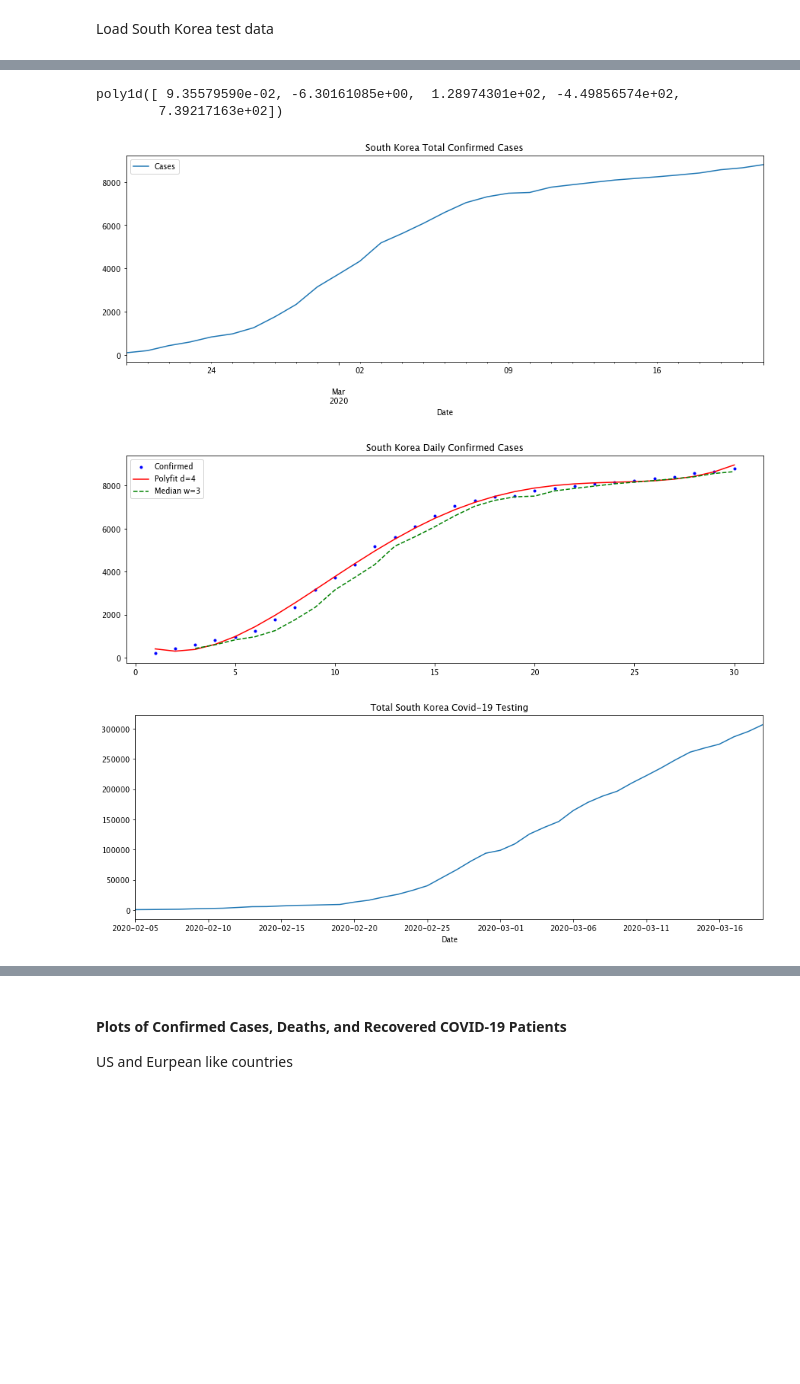
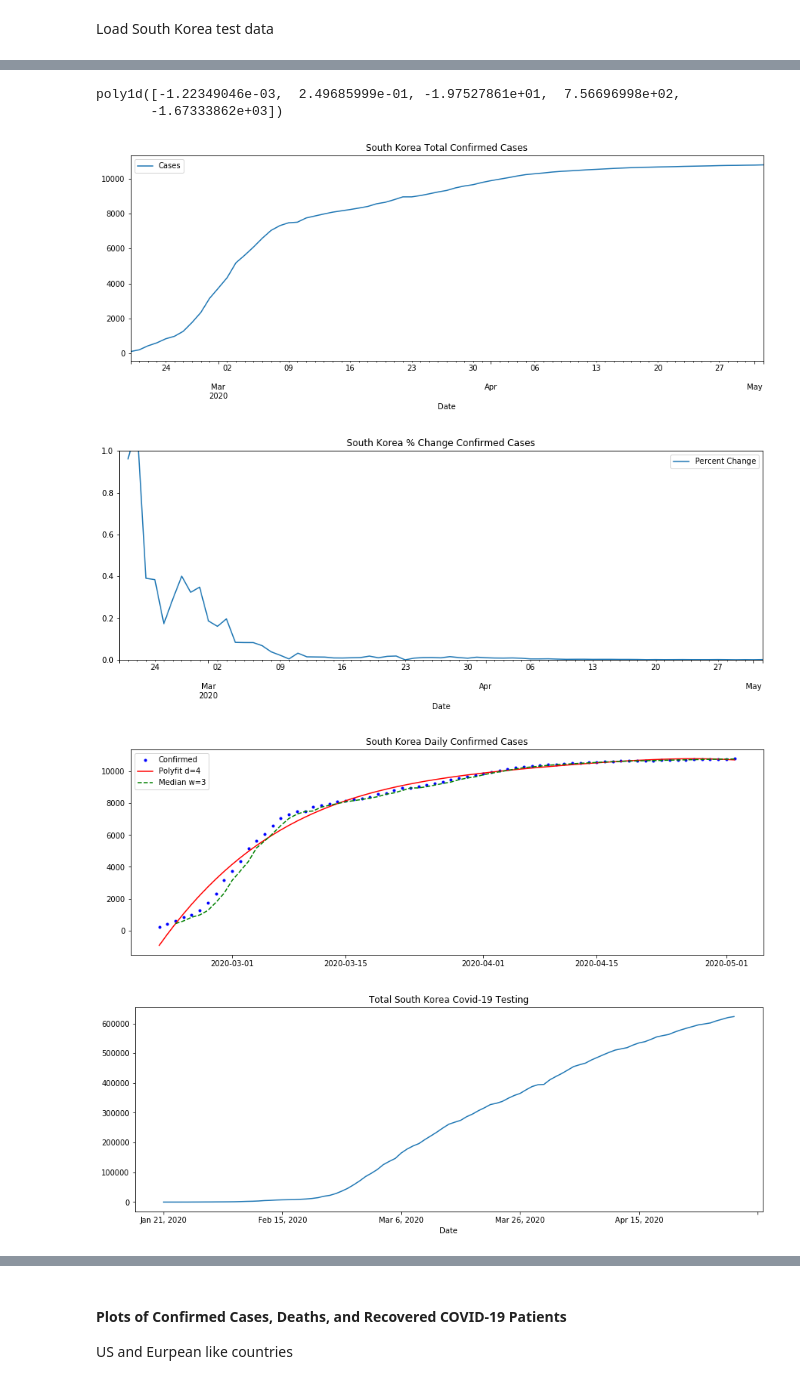
Before and after one commit to jayurbain/covid19, a Jupyter notebook: covid19.ipynb, the cells around one changed output, grey strips where cells are left out. Saved outputs shown, nothing was run; the diff lists cells and outputs as text; code cells hidden in the pictures; blank space fills up the shorter version.

```diff
--- a/covid19.ipynb
+++ b/covid19.ipynb
@@ -44,9 +55,10 @@ https://github.com/CSSEGISandData/COVID-19
 There are three files that contain total confirmed cases, deaths and recoveries.
 # %%
 ## Read Data for Cases, Deaths and Recoveries
-df_confirmed_raw=pd.read_csv('https://raw.githubusercontent.com/CSSEGISandData/COVID-19/master/csse_covid_19_data/csse_covid_19_time_series/time_series_19-covid-Confirmed.csv')
-df_deaths_raw=pd.read_csv('https://raw.githubusercontent.com/CSSEGISandData/COVID-19/master/csse_covid_19_data/csse_covid_19_time_series/time_series_19-covid-Deaths.csv')
-df_recovered_raw=pd.read_csv('https://raw.githubusercontent.com/CSSEGISandData/COVID-19/master/csse_covid_19_data/csse_covid_19_time_series/time_series_19-covid-Recovered.csv')
+csse_prefix = 'https://raw.githubusercontent.com/CSSEGISandData/COVID-19/master/csse_covid_19_data/csse_covid_19_time_series/'
+df_confirmed_raw = pd.read_csv(csse_prefix + 'time_series_covid19_confirmed_global.csv')
+df_deaths_raw    = pd.read_csv(csse_prefix + 'time_series_covid19_deaths_global.csv')
+df_recovered_raw = pd.read_csv(csse_prefix + 'time_series_covid19_recovered_global.csv')
 # %%
 df_confirmed_raw.head()
 # %% [output]
@@ -485,0 +432,17 @@ df_south_korea_testing
+# %%
+# Not sure what the original South Korea data source was, perhaps this:
+# https://ourworldindata.org/grapher/full-list-total-tests-for-covid-19
+# They seem to block scripted downloads, using a local static copy
+
+#kdn_fn = '/Users/jayurbain/Dropbox/covid19_jay/covid19/data/Korea_Daily_Numbers_Jay.csv'
+#keyKoreaTotalTests = 'Total Tests'
+
+kdn_fn = r'C:\Users\durant\Downloads\full-list-total-tests-for-covid-19.csv'
+keyKoreaTotalTests = 'Total tests' # case is different than other data set
+
+df_south_korea_testing_raw = pd.read_csv(kdn_fn)
+
+df_south_korea_testing=df_south_korea_testing_raw.set_index(['Date'])
+df_south_korea_testing = pd.DataFrame(df_south_korea_testing[keyKoreaTotalTests], columns=[keyKoreaTotalTests]).loc[
+    (df_south_korea_testing['Code'] == 'KOR')] # or ['Entity'] == 'South Korea'
+df_south_korea_testing
@@ -489,31 +467,36 @@ df_country = df_confirmed.loc[(df_confirmed['Country/Region'] == 'Korea, South')
 df = df_country['Cases'].to_frame('Cases').reset_index()[1:]
 df
 x = df.index
+xDates = df_country.index[1:]
 y = df['Cases']
 z = np.polyfit(x, y, 4)
 p = np.poly1d(z)
 p
 # %% [output]
-poly1d([ 9.35579590e-02, -6.30161085e+00,  1.28974301e+02, -4.49856574e+02,
-        7.39217163e+02])
+poly1d([-1.22349046e-03,  2.49685999e-01, -1.97527861e+01,  7.56696998e+02,
+       -1.67333862e+03])
 # %%
 df_country.plot(y='Cases', title='South Korea Total Confirmed Cases')
+
+# plt.show()
+
+df_country['Cases'].pct_change().to_frame('Percent Change').plot(title='South Korea % Change Confirmed Cases', ylim=(0,1.0))
 
 ma = y.rolling(window=3).median()
 fig, ax = plt.subplots()
 plt.title('South Korea Daily Confirmed Cases')
-ax.plot(x, y, '.b', label='Confirmed')
-ax.plot(x, p(x), '-r', label='Polyfit d=4')
-ax.plot(x, ma, '--g', label='Median w=3')
-# ax.axis('equal')
+ax.plot(xDates, y, '.b', label='Confirmed')
+ax.plot(xDates, p(x), '-r', label='Polyfit d=4')
+ax.plot(xDates, ma, '--g', label='Median w=3')
 leg = ax.legend(loc='upper left', frameon=True)
 plt.show()
 
-df_south_korea_testing['Total Tests'].plot(title='Total South Korea Covid-19 Testing');
+df_south_korea_testing[keyKoreaTotalTests].plot(title='Total South Korea Covid-19 Testing');
 # %% [output]
-[figure, old version]
+[figure, new version]
-[figure, old version]
+[figure, new version]
-[figure, old version]
+[figure, new version]
+[figure, added]
 # %%
 df = df_country['Cases'].pct_change().to_frame('Percent Change').reset_index()[1:]
 df
```
Also changed, not shown: parts of 60 cells of this notebook.
